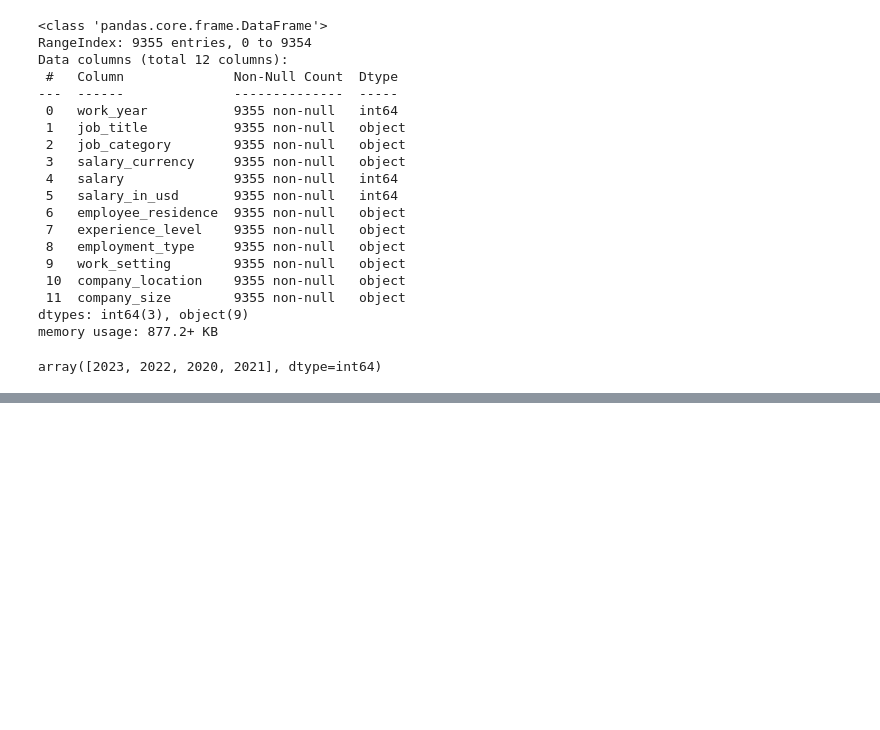
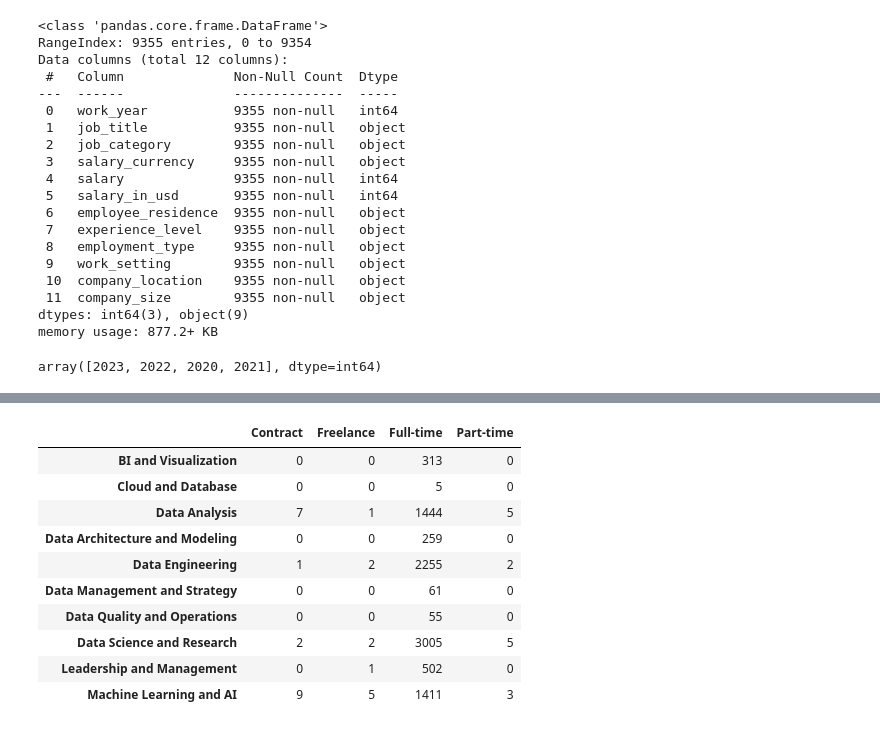
Before and after one commit to DaniloGrujic/data-jobs, a Jupyter notebook: Jobs In Data.ipynb, the cells around one changed output, grey strips where cells are left out. Drawn from its saved outputs; the diff is of its cells as text; code cells hidden in the pictures; blank space fills up the shorter version.

```diff
--- a/Jobs In Data.ipynb
+++ b/Jobs In Data.ipynb
@@ -92,0 +100,16 @@ plt.show()
+# %%
+ctg_empl_type = df[['job_category', 'employment_type']]
+ctg_empl_type = ctg_empl_type.groupby(['job_category', 'employment_type']).size().unstack(fill_value=0).rename_axis(index=None, columns=None)
+ctg_empl_type
+# %% [output]
+|  | Contract | Freelance | Full-time | Part-time |
+| BI and Visualization | 0 | 0 | 313 | 0 |
+| Cloud and Database | 0 | 0 | 5 | 0 |
+| Data Analysis | 7 | 1 | 1444 | 5 |
+| Data Architecture and Modeling | 0 | 0 | 259 | 0 |
+| Data Engineering | 1 | 2 | 2255 | 2 |
+| Data Management and Strategy | 0 | 0 | 61 | 0 |
+| Data Quality and Operations | 0 | 0 | 55 | 0 |
+| Data Science and Research | 2 | 2 | 3005 | 5 |
+| Leadership and Management | 0 | 1 | 502 | 0 |
+| Machine Learning and AI | 9 | 5 | 1411 | 3 |
```
Also changed, not shown: parts of 8 cells of this notebook.
